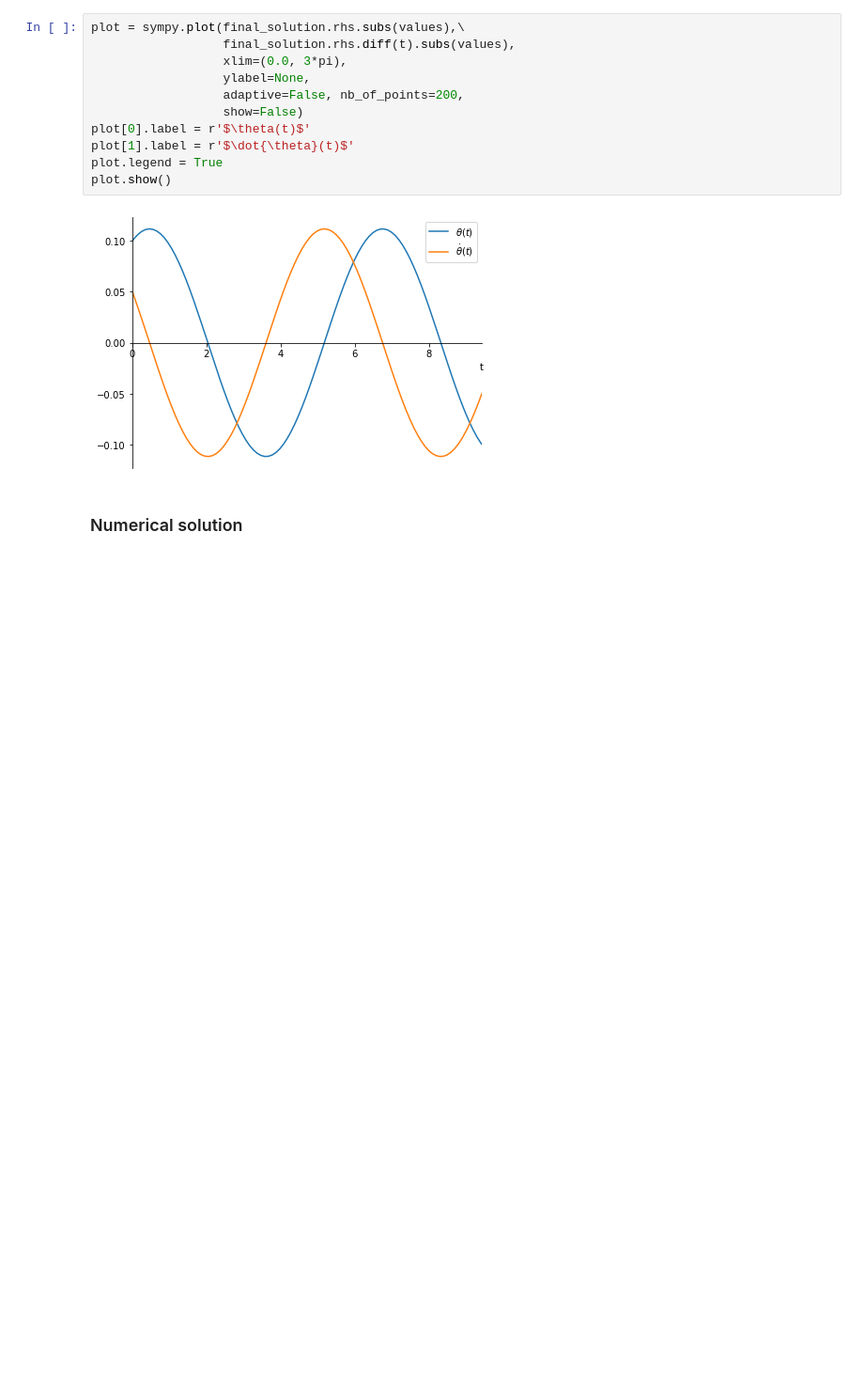
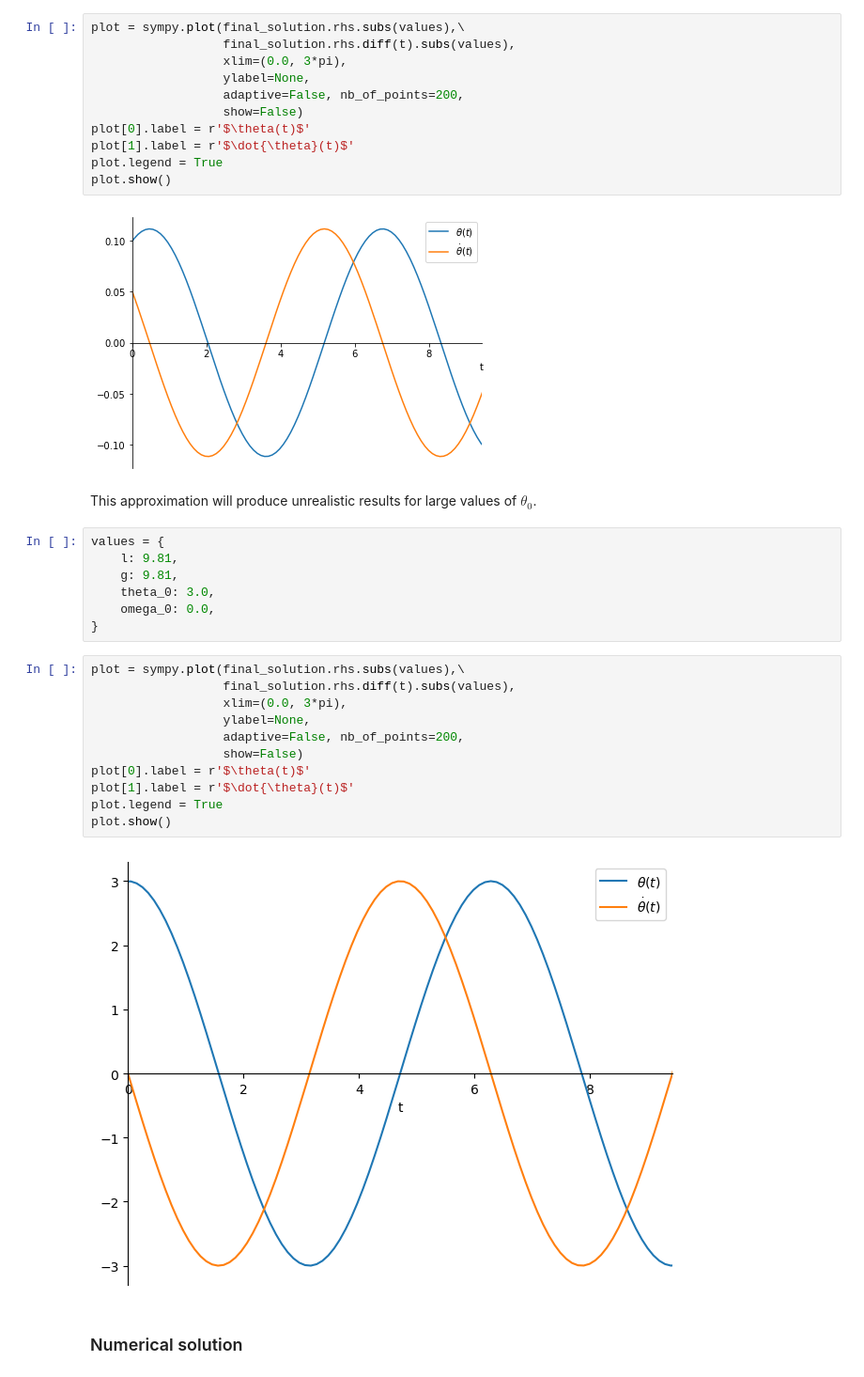
Before and after one commit to gjbex/Scientific-Python, a Jupyter notebook: source-code/sympy/pendulums.ipynb, the cells around one changed output. Shown at 94% size. Cells and saved outputs as stored; diff of their text form; blank space fills up the shorter version.

```diff
--- a/source-code/sympy/pendulums.ipynb
+++ b/source-code/sympy/pendulums.ipynb
@@ -156,6 +156,28 @@ plot.legend = True
 plot.show()
 # %% [output]
 [figure]
+# %% [markdown]
+This approximation will produce unrealistic results for large values of $\theta_0$.
+# %%
+values = {
+    l: 9.81,
+    g: 9.81,
+    theta_0: 3.0,
+    omega_0: 0.0,
+}
+# %%
+plot = sympy.plot(final_solution.rhs.subs(values),\
+                  final_solution.rhs.diff(t).subs(values),
+                  xlim=(0.0, 3*pi),
+                  ylabel=None,
+                  adaptive=False, nb_of_points=200,
+                  show=False)
+plot[0].label = r'$\theta(t)$'
+plot[1].label = r'$\dot{\theta}(t)$'
+plot.legend = True
+plot.show()
+# %% [output]
+[figure, added]
 # %% [markdown]
 ### Numerical solution
 # %% [markdown]
```
Also changed, not shown: parts of 15 cells of this notebook.
